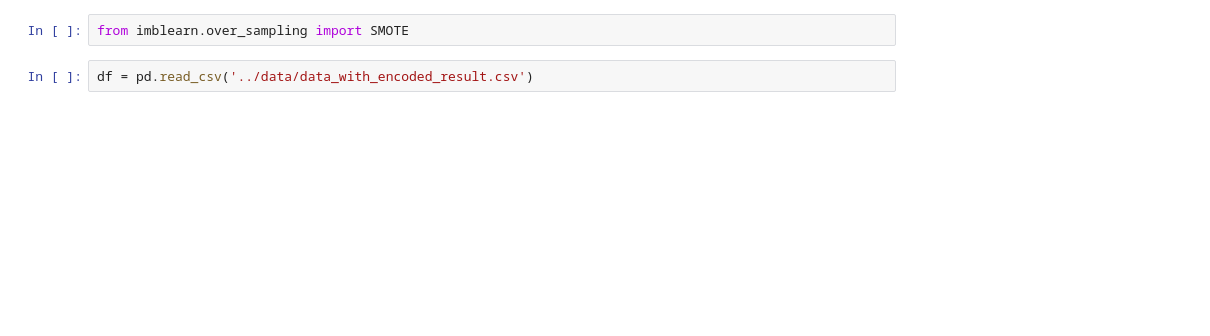
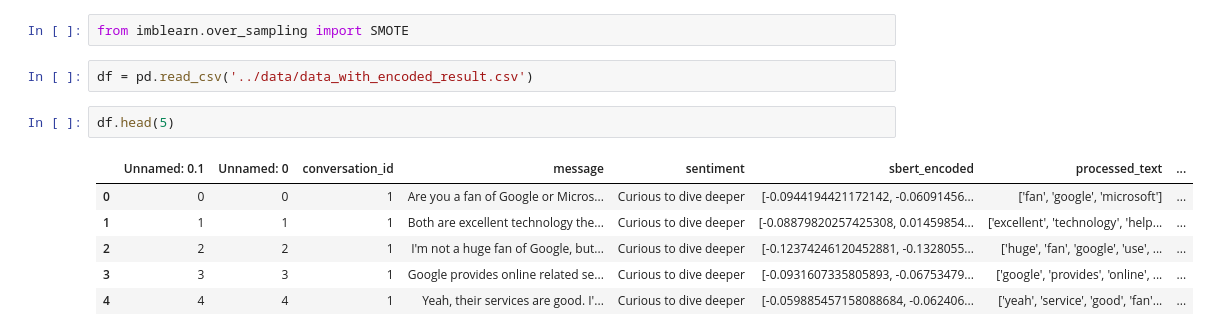
Before and after one commit to Nirbhik01/chatbot-with-intent-classification, a Jupyter notebook: utils/balancing_data.ipynb, the cells around one changed output. Saved outputs shown, nothing was run; the diff lists cells and outputs as text; blank space fills up the shorter version.

```diff
--- a/utils/balancing_data.ipynb
+++ b/utils/balancing_data.ipynb
@@ -4,3 +5,12 @@ import pandas as pd
 from imblearn.over_sampling import SMOTE
 # %%
 df = pd.read_csv('../data/data_with_encoded_result.csv')
+# %%
+df.head(5)
+# %% [output]
+|  | Unnamed: 0.1 | Unnamed: 0 | conversation_id | message | sentiment | sbert_encoded | processed_text | ... |
+| 0 | 0 | 0 | 1 | Are you a fan of Google or Micros... | Curious to dive deeper | [-0.0944194421172142, -0.06091456... | ['fan', 'google', 'microsoft'] | ... |
+| 1 | 1 | 1 | 1 | Both are excellent technology the... | Curious to dive deeper | [-0.08879820257425308, 0.01459854... | ['excellent', 'technology', 'help... | ... |
+| 2 | 2 | 2 | 1 | I'm not a huge fan of Google, but... | Curious to dive deeper | [-0.12374246120452881, -0.1328055... | ['huge', 'fan', 'google', 'use', ... | ... |
+| 3 | 3 | 3 | 1 | Google provides online related se... | Curious to dive deeper | [-0.0931607335805893, -0.06753479... | ['google', 'provides', 'online', ... | ... |
+| 4 | 4 | 4 | 1 | Yeah, their services are good. I'... | Curious to dive deeper | [-0.059885457158088684, -0.062406... | ['yeah', 'service', 'good', 'fan'... | ... |
```
Also changed, not shown: parts of 15 cells of this notebook, 6 other files.
